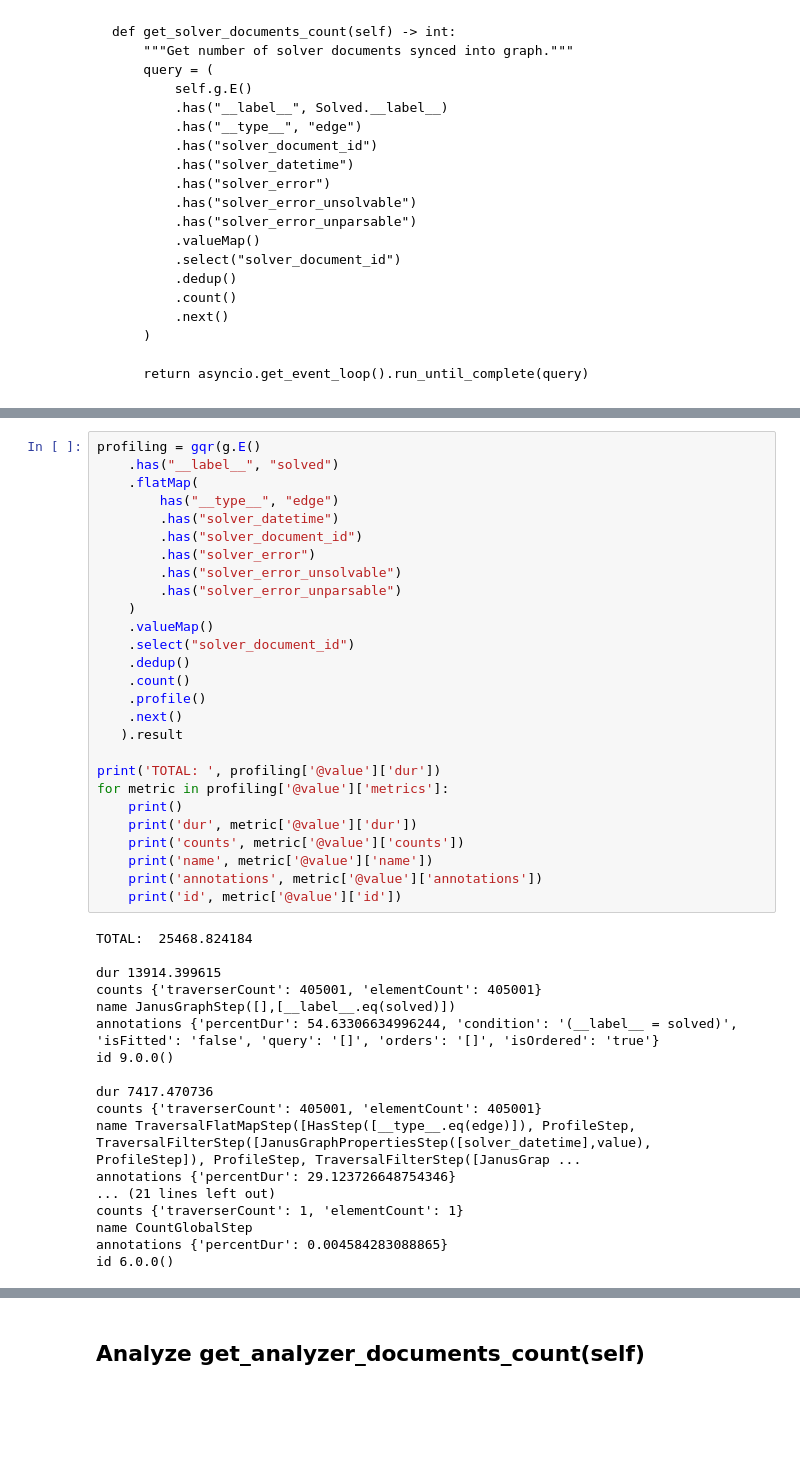
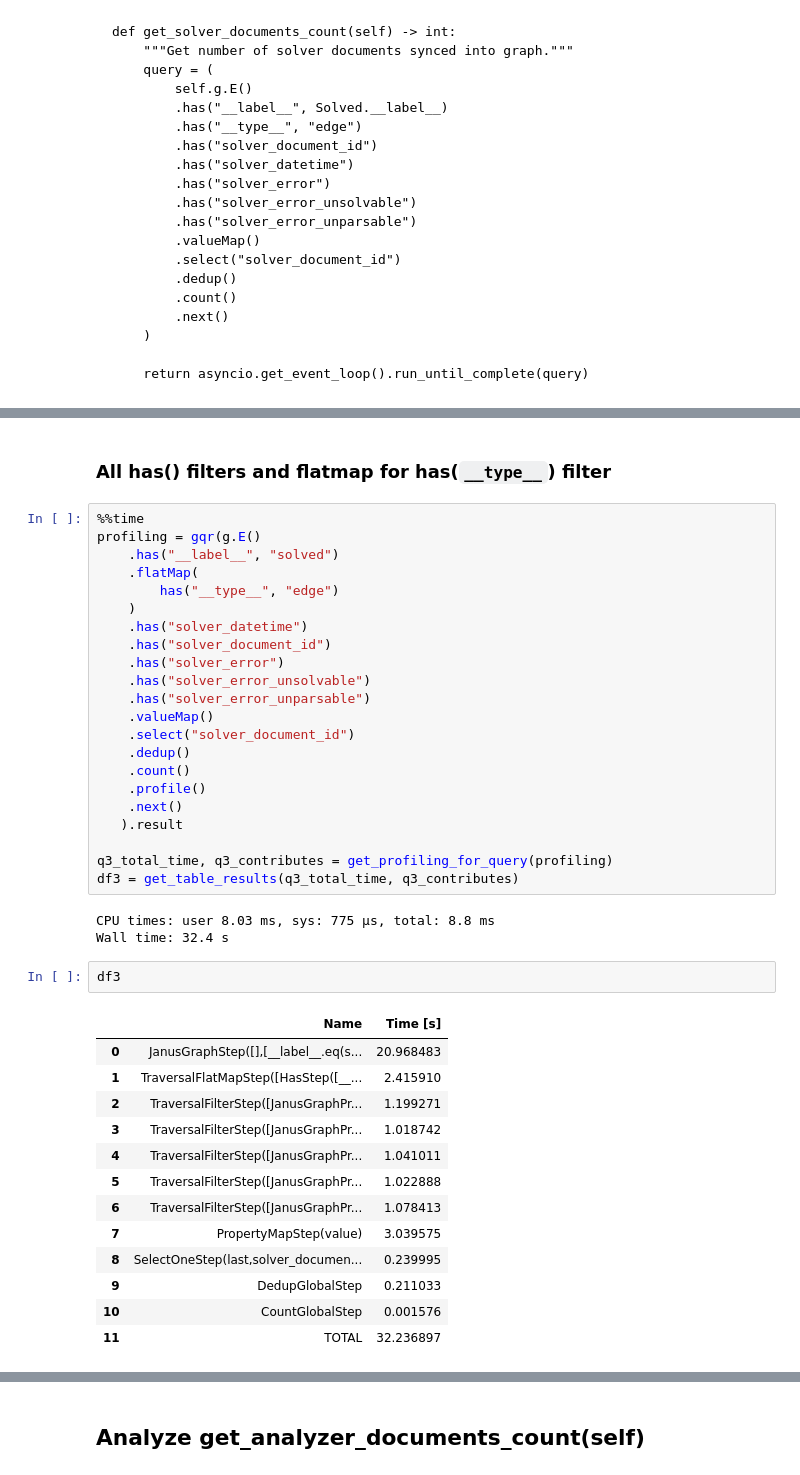
Before and after one commit to pacospace/notebooks, a Jupyter notebook: notebooks/development/Errors in Graph Database and Query Optimization.ipynb, the cells around one changed output, grey strips where cells are left out. Saved outputs shown, nothing was run; the diff lists cells and outputs as text; blank space fills up the shorter version.

````diff
--- a/notebooks/development/Errors in Graph Database and Query Optimization.ipynb
+++ b/notebooks/development/Errors in Graph Database and Query Optimization.ipynb
@@ -271,14 +444,17 @@ Wall time: 22.2 s
+# %% [markdown]
+### All has() filters and flatmap for has(```__type__```) filter
 # %%
+%%time
 profiling = gqr(g.E()
     .has("__label__", "solved")
     .flatMap(
         has("__type__", "edge")
-        .has("solver_datetime")
-        .has("solver_document_id")
-        .has("solver_error")
-        .has("solver_error_unsolvable")
-        .has("solver_error_unparsable")
     )
+    .has("solver_datetime")
+    .has("solver_document_id")
+    .has("solver_error")
+    .has("solver_error_unsolvable")
+    .has("solver_error_unparsable")
     .valueMap()
     .select("solver_document_id")
     .dedup()
@@ -287,29 +463,24 @@ profiling = gqr(g.E()
     .next()
    ).result
 
-print('TOTAL: ', profiling['@value']['dur'])
-for metric in profiling['@value']['metrics']:
-    print()
-    print('dur', metric['@value']['dur'])
-    print('counts', metric['@value']['counts'])
-    print('name', metric['@value']['name'])
-    print('annotations', metric['@value']['annotations'])
-    print('id', metric['@value']['id'])
+q3_total_time, q3_contributes = get_profiling_for_query(profiling)
+df3 = get_table_results(q3_total_time, q3_contributes)
 # %% [output]
-TOTAL:  25468.824184
-
-dur 13914.399615
-counts {'traverserCount': 405001, 'elementCount': 405001}
-name JanusGraphStep([],[__label__.eq(solved)])
-annotations {'percentDur': 54.63306634996244, 'condition': '(__label__ = solved)', 'isFitted': 'false', 'query': '[]', 'orders': '[]', 'isOrdered': 'true'}
-id 9.0.0()
-
-dur 7417.470736
-counts {'traverserCount': 405001, 'elementCount': 405001}
-name TraversalFlatMapStep([HasStep([__type__.eq(edge)]), ProfileStep, TraversalFilterStep([JanusGraphPropertiesStep([solver_datetime],value), ProfileStep]), ProfileStep, TraversalFilterStep([JanusGrap ...
-annotations {'percentDur': 29.123726648754346}
-... (21 lines left out)
-counts {'traverserCount': 1, 'elementCount': 1}
-name CountGlobalStep
-annotations {'percentDur': 0.004584283088865}
-id 6.0.0()
+CPU times: user 8.03 ms, sys: 775 µs, total: 8.8 ms
+Wall time: 32.4 s
+# %%
+df3
+# %% [output]
+|  | Name | Time [s] |
+| 0 | JanusGraphStep([],[__label__.eq(s... | 20.968483 |
+| 1 | TraversalFlatMapStep([HasStep([__... | 2.415910 |
+| 2 | TraversalFilterStep([JanusGraphPr... | 1.199271 |
+| 3 | TraversalFilterStep([JanusGraphPr... | 1.018742 |
+| 4 | TraversalFilterStep([JanusGraphPr... | 1.041011 |
+| 5 | TraversalFilterStep([JanusGraphPr... | 1.022888 |
+| 6 | TraversalFilterStep([JanusGraphPr... | 1.078413 |
+| 7 | PropertyMapStep(value) | 3.039575 |
+| 8 | SelectOneStep(last,solver_documen... | 0.239995 |
+| 9 | DedupGlobalStep | 0.211033 |
+| 10 | CountGlobalStep | 0.001576 |
+| 11 | TOTAL | 32.236897 |
````
Also changed, not shown: parts of 65 cells of this notebook.
